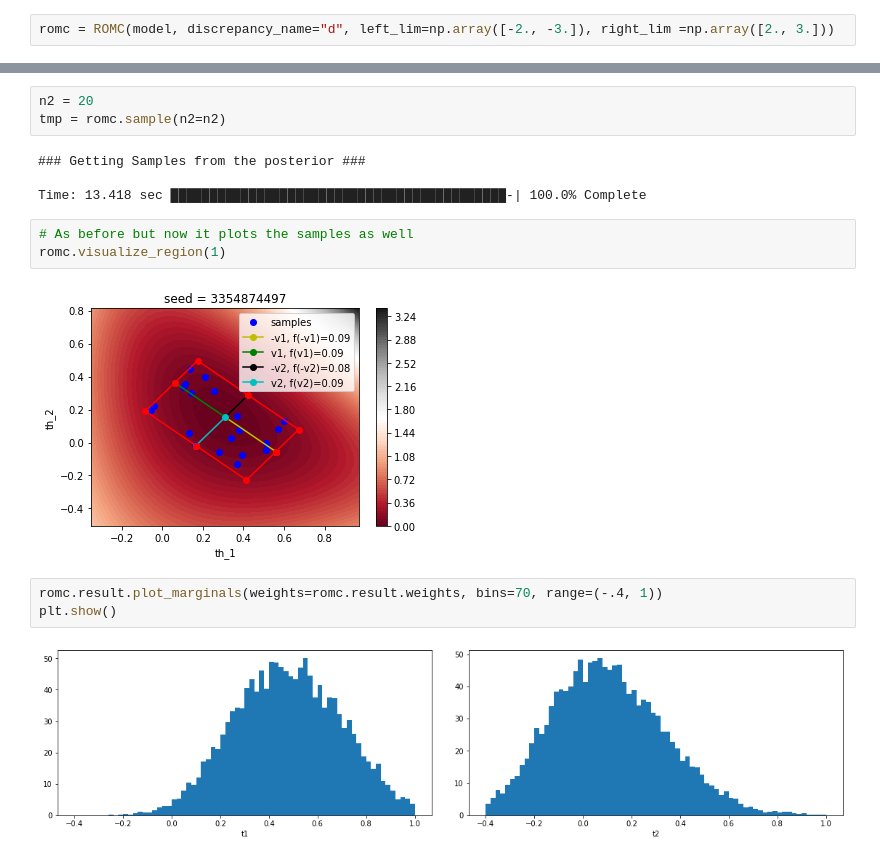
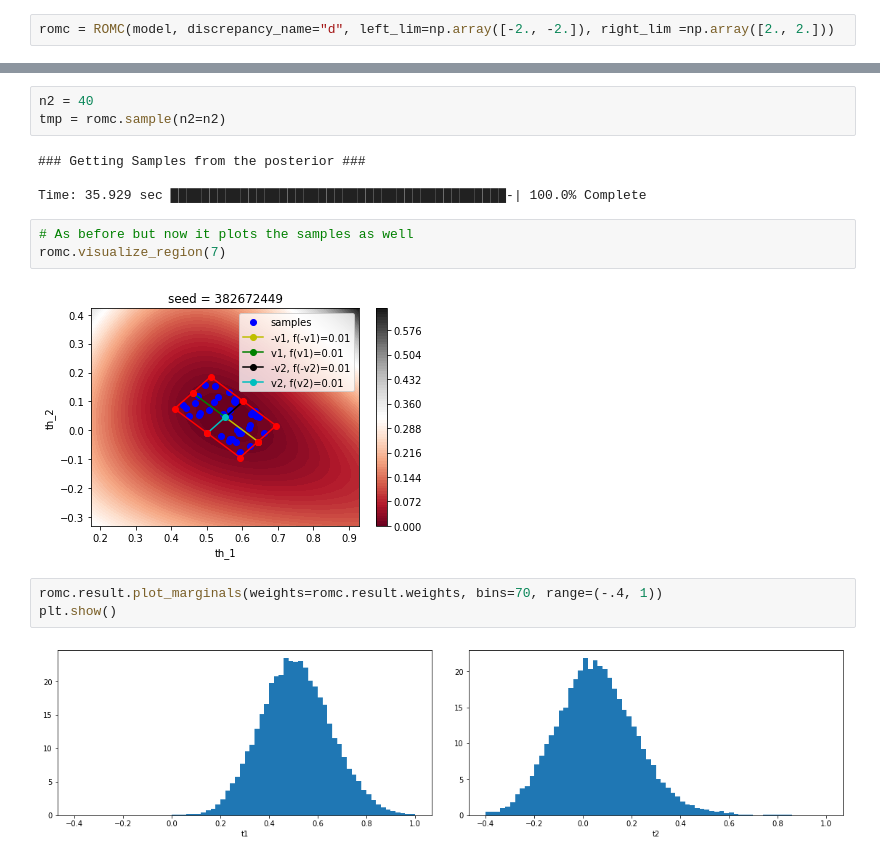
Before and after one commit to givasile/edinburgh-thesis, a Jupyter notebook: presentation_examples/example_MA2.ipynb, the cells around one changed output, grey strips where cells are left out. Saved outputs shown, nothing was run; the diff lists cells and outputs as text.

```diff
--- a/presentation_examples/example_MA2.ipynb
+++ b/presentation_examples/example_MA2.ipynb
@@ -21,5 +31,5 @@ model = ma2.get_model(seed_obs=seed)
 # %%
-romc = ROMC(model, discrepancy_name="d", left_lim=np.array([-2., -3.]), right_lim =np.array([2., 3.]))
+romc = ROMC(model, discrepancy_name="d", left_lim=np.array([-2., -2.]), right_lim =np.array([2., 2.]))
 # %%
 n1 = 1000
 seed = 21
@@ -73,18 +83,18 @@ plot_romc_posterior(romc.eval_posterior, nof_points=50)
 # %%
-n2 = 20
+n2 = 40
 tmp = romc.sample(n2=n2)
 # %% [output]
 ### Getting Samples from the posterior ###
 
-Time: 13.418 sec ███████████████████████████████████████████-| 100.0% Complete
+Time: 35.929 sec ███████████████████████████████████████████-| 100.0% Complete
 # %%
 # As before but now it plots the samples as well
-romc.visualize_region(1)
+romc.visualize_region(7)
 # %% [output]
-[figure, old version]
+[figure, new version]
 # %%
 romc.result.plot_marginals(weights=romc.result.weights, bins=70, range=(-.4, 1))
 plt.show()
 # %% [output]
-[figure, old version]
+[figure, new version]
 # %%
```
Also changed, not shown: parts of 11 cells of this notebook, 10 other files.
